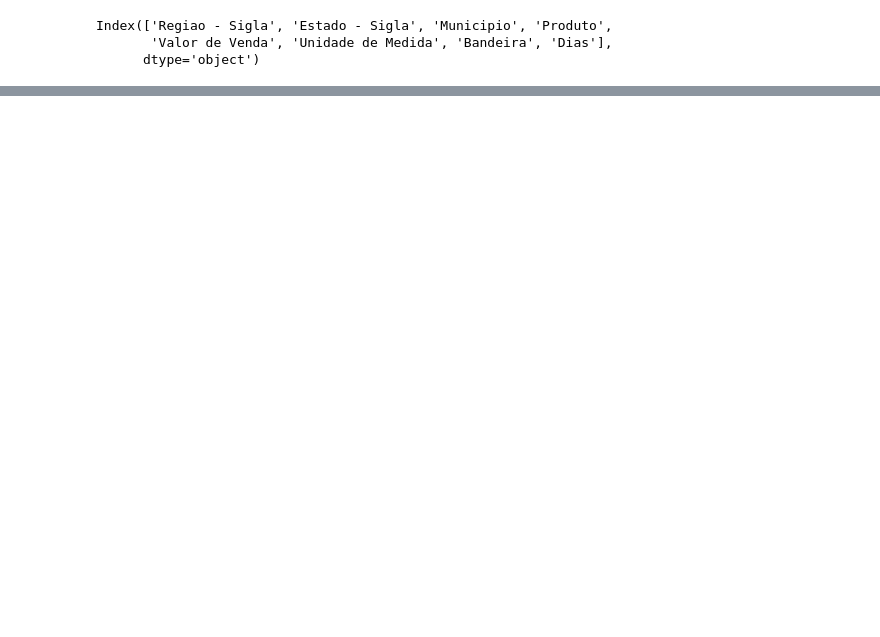
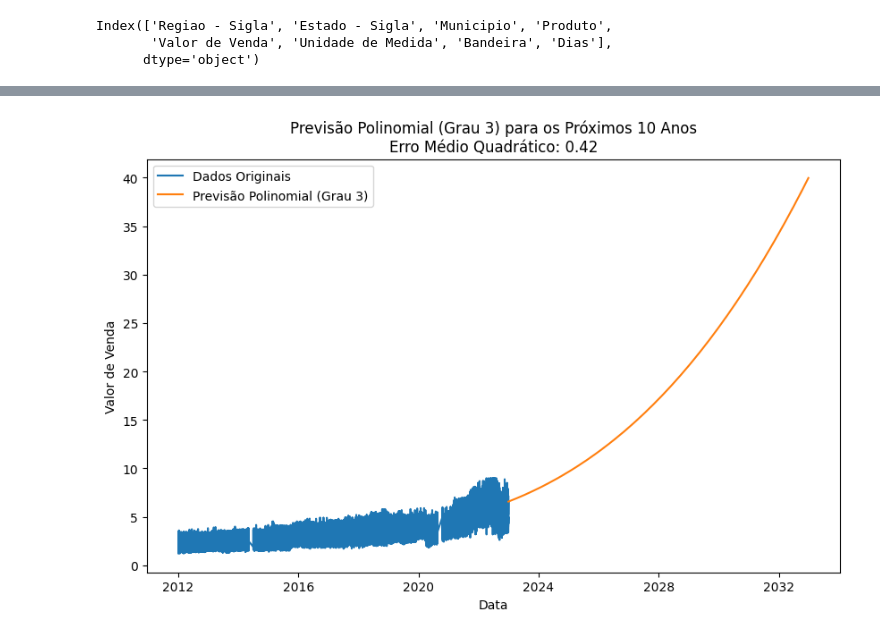
Before and after one commit to Jacksonvieira431/combustiveis_automotivos, a Jupyter notebook: 4_machine_learning.ipynb, the cells around one changed output, grey strips where cells are left out. Drawn from its saved outputs; the diff is of its cells as text; code cells hidden in the pictures; blank space fills up the shorter version.

```diff
--- a/4_machine_learning.ipynb
+++ b/4_machine_learning.ipynb
@@ -115,0 +239,10 @@ plt.show()
+# %%
+# Ok, agora vamos aumentar o grau
+grau_polinomio = 3
+
+poly_features = PolynomialFeatures(degree=grau_polinomio)
+X_poly = poly_features.fit_transform(X)
+
+model_poly = LinearRegression()
+model_poly.fit(X_poly, y)
+model_poly.__dict__
@@ -115,0 +259,10 @@ plt.show()
+# %%
+# Verificando margem de erro do novo modelo com grau 3
+dias_futuros = np.arange(data['Dias'].max() + 1, data['Dias'].max() + 3650 + 1)
+dias_futuros_poly = poly_features.transform(dias_futuros.reshape(-1, 1))
+previsao_futura_poly = model_poly.predict(dias_futuros_poly)
+
+y_pred_poly = model_poly.predict(X_poly)
+emq_poly = mean_squared_error(y, y_pred_poly)
+
+print(f"Erro Médio Quadrático: {emq_poly}")
@@ -115,0 +277,12 @@ plt.show()
+# %%
+plt.figure(figsize=(10, 6))
+plt.plot(data.index, y, label='Dados Originais')
+plt.plot(pd.date_range(start=data.index[-1], periods=len(previsao_futura_poly), freq='D'), previsao_futura_poly, label=f'Previsão Polinomial (Grau {grau_polinomio})')
+plt.xlabel('Data')
+plt.ylabel('Valor de Venda')
+plt.title(f'Previsão Polinomial (Grau {grau_polinomio}) para os Próximos 10 Anos\nErro Médio Quadrático: {emq_poly:.2f}')
+plt.legend()
+plt.savefig(f"Graficos_de_previsões/'Previsão-Polinomial-(Grau-{grau_polinomio})-para-os-Próximos-10-Anos-Erro-Médio-Quadrático:-{emq_poly:.2f}'.png")
+plt.show()
+# %% [output]
+[figure, added]
```
Also changed, not shown: parts of 37 cells of this notebook, 28 other files.
